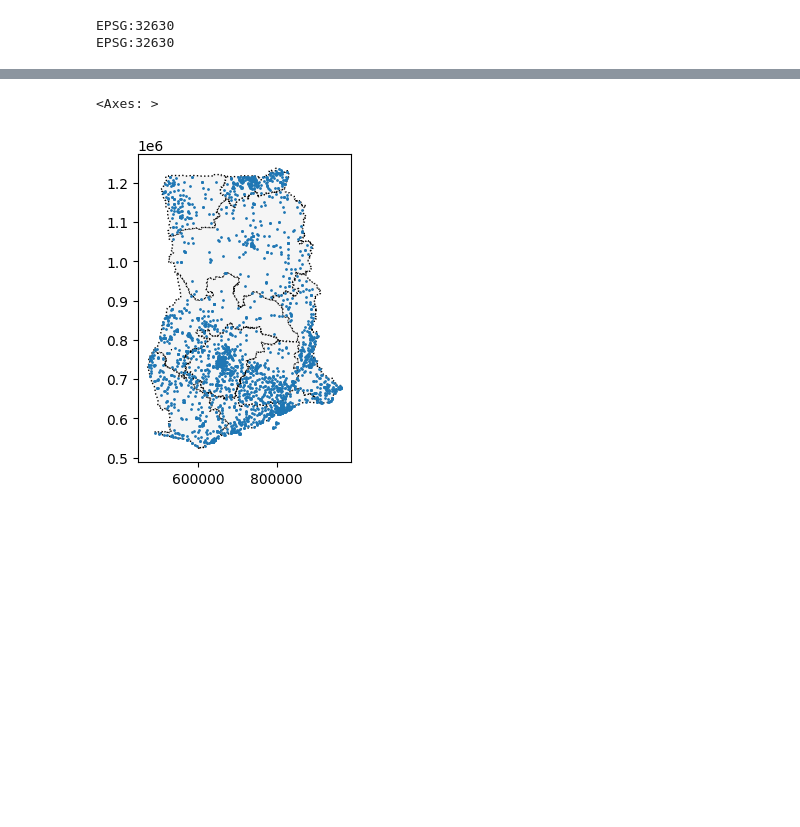
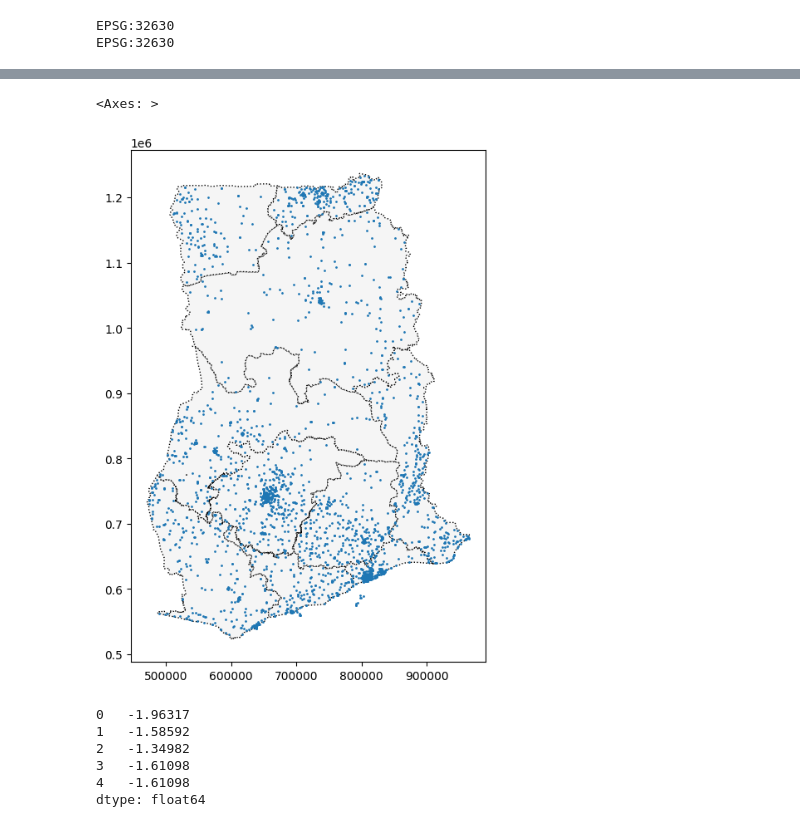
Before and after one commit to Kevin-Mugo/Geospatial1, a Jupyter notebook: jupyter/Analysis.ipynb, the cells around one changed output, grey strips where cells are left out. Drawn from its saved outputs; the diff is of its cells as text; code cells hidden in the pictures; blank space fills up the shorter version.

```diff
--- a/jupyter/Analysis.ipynb
+++ b/jupyter/Analysis.ipynb
@@ -45,8 +45,18 @@ facilities.head()
 | 4 | Ashanti | Kwabre | Aboaso Health Centre | Health Centre | Aboaso | Government | 6.84177 | -1.61098 | POINT (-1.61098 6.84177) |
 # %%
  # Re Projecting to change the CRS Create a map
-ax = regions.plot(figsize=(4,4), color='whitesmoke', linestyle=':', edgecolor='black')
+ax = regions.plot(figsize=(8,8), color='whitesmoke', linestyle=':', edgecolor='black')
 facilities.to_crs(epsg=32630).plot(markersize=1, ax=ax)
 # %% [output]
 <Axes: >
-[figure, old version]
+[figure, new version]
+# %%
+# Get the x-coordinate of each point
+facilities.geometry.head().x
+# %% [output]
+0   -1.96317
+1   -1.58592
+2   -1.34982
+3   -1.61098
+4   -1.61098
+dtype: float64
```
Also changed, not shown: parts of 1 cell of this notebook.
